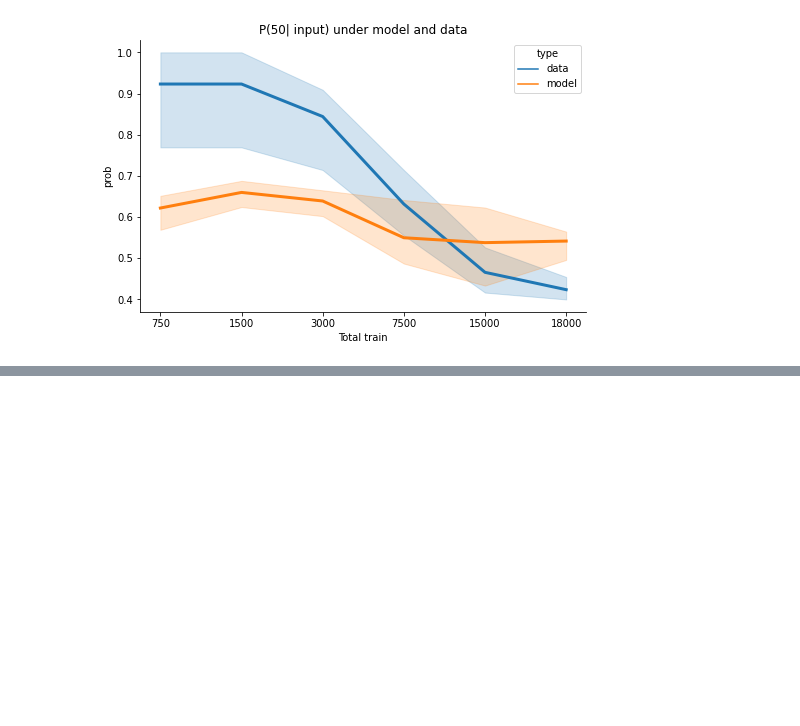
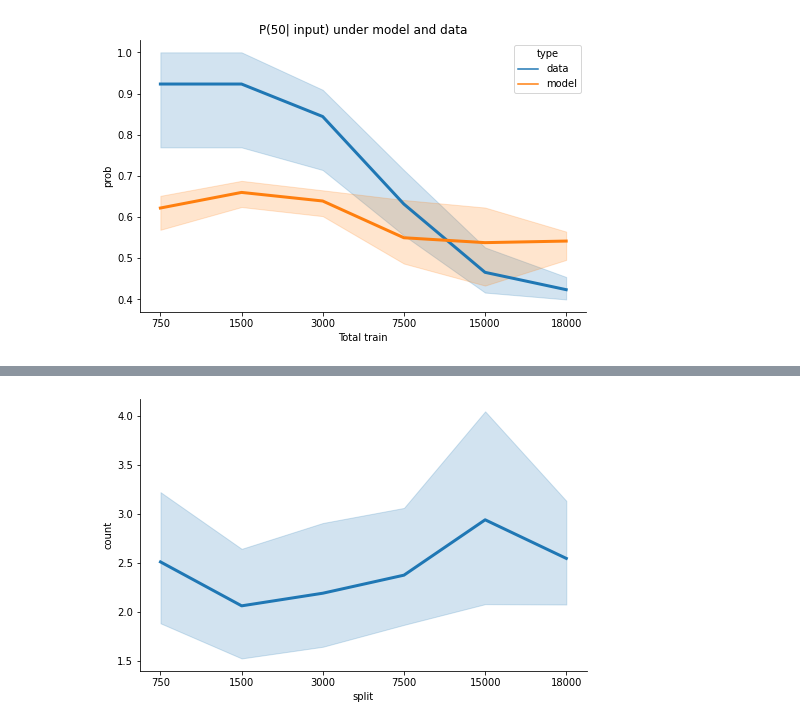
Before and after one commit to esteng/calibration_miso, a Jupyter notebook: intent/analysis.ipynb, the cells around one changed output, grey strips where cells are left out. Cells and saved outputs as stored; diff of their text form; code cells hidden in the pictures; blank space fills up the shorter version.

```diff
--- a/intent/analysis.ipynb
+++ b/intent/analysis.ipynb
@@ -88,8 +88,10 @@ Text(0.5, 0, 'Total train')
 [figure]
 # %%
 df = pd.DataFrame(columns=['seed', 'split', 'prob', 'intent'], dtype=object)
+confusion_count = pd.DataFrame(columns=['seed','split', 'intent', 'count'])
 for seed in [12, 31, 64]:
     for split in ["750", "1500", "3000", "7500", "15000", "18000"]:
+        confusion_c = defaultdict(int)
         data_path = f"/srv/local1/estengel/intent/50/{seed}_seed/{split}_15/test_predictions.json"
         with open(data_path) as f1:
             data = json.load(f1)
@@ -99,9 +101,16 @@ for seed in [12, 31, 64]:
                 continue
             if np.argmax(example['pred']) == 50:
                 continue
-            for intent in [46, 47, 48, 49, 50]:
+
+            confusion_idx = np.argmax(example['pred'])
+
+            confusion_c[confusion_idx] += 1
+            for intent in [45, 46, 47, 48, 49, 50]:
                 prob = example['pred'][intent]
                 df = df.append({"seed": seed, "split": split, "prob": prob, "intent": str(intent)}, ignore_index=True)
+
+        for k,v in confusion_c.items():
+            confusion_count = confusion_count.append({"split": split, "seed": seed, "intent": str(k), "count": v}, ignore_index=True)
 # %%
 
 fig, ax = plt.subplots(figsize=(8, 5))
@@ -110,0 +122,18 @@ sns.despine()
+# %%
+
+
+fig, ax = plt.subplots(figsize=(8, 5))
+
+
+confusion_count_no_48 = confusion_count[confusion_count['intent'] != "48"]
+
+# sns.lineplot(data=confusion_count_no_48, x="split", y="count", hue="intent", linewidth=3)
+sns.lineplot(data=confusion_count_no_48, x="split", y="count", linewidth=3)
+sns.despine()
+ax.set_title("Mean number of confusions per intent (excluding 48) as data increases")
+
+# First drops, then increases again, explains U-shaped curve
+# is this not just an obvious consequence of the U-shaped curve? The fact that 50 isn't being predicted entails that something else is, i.e. more confusion
+# Decision boundary is what we want
+# %% [output]
+[figure, added]
```
Also changed, not shown: parts of 4 cells of this notebook.
